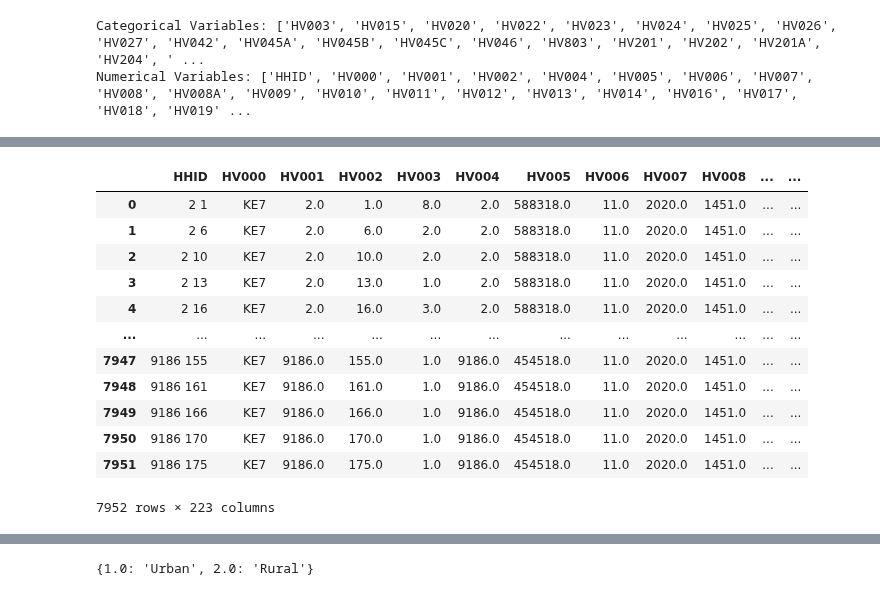
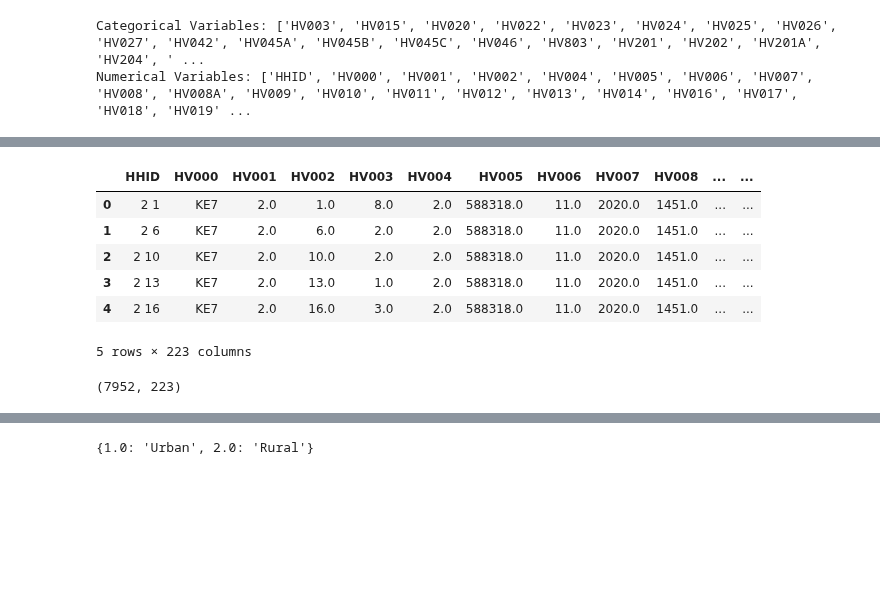
Before and after one commit to Dominic-Mu/dsc-phase-5-group-14-project, a Jupyter notebook: index.ipynb, the cells around one changed output, grey strips where cells are left out. Saved outputs shown, nothing was run; the diff lists cells and outputs as text; code cells hidden in the pictures; blank space fills up the shorter version.

```diff
--- a/index.ipynb
+++ b/index.ipynb
@@ -170,19 +176,17 @@ Numerical Variables: ['HV801', 'HV031', 'HC17_combined', 'HC63_combined', 'HV000
 # %%
-df_2
+df_2.head()
 # %% [output]
 |  | HHID | HV000 | HV001 | HV002 | HV003 | HV004 | HV005 | HV006 | HV007 | HV008 | ... | ... |
 | 0 | 2 1 | KE7 | 2.0 | 1.0 | 8.0 | 2.0 | 588318.0 | 11.0 | 2020.0 | 1451.0 | ... | ... |
 | 1 | 2 6 | KE7 | 2.0 | 6.0 | 2.0 | 2.0 | 588318.0 | 11.0 | 2020.0 | 1451.0 | ... | ... |
 | 2 | 2 10 | KE7 | 2.0 | 10.0 | 2.0 | 2.0 | 588318.0 | 11.0 | 2020.0 | 1451.0 | ... | ... |
 | 3 | 2 13 | KE7 | 2.0 | 13.0 | 1.0 | 2.0 | 588318.0 | 11.0 | 2020.0 | 1451.0 | ... | ... |
 | 4 | 2 16 | KE7 | 2.0 | 16.0 | 3.0 | 2.0 | 588318.0 | 11.0 | 2020.0 | 1451.0 | ... | ... |
-| ... | ... | ... | ... | ... | ... | ... | ... | ... | ... | ... | ... | ... |
-| 7947 | 9186 155 | KE7 | 9186.0 | 155.0 | 1.0 | 9186.0 | 454518.0 | 11.0 | 2020.0 | 1451.0 | ... | ... |
-| 7948 | 9186 161 | KE7 | 9186.0 | 161.0 | 1.0 | 9186.0 | 454518.0 | 11.0 | 2020.0 | 1451.0 | ... | ... |
-| 7949 | 9186 166 | KE7 | 9186.0 | 166.0 | 1.0 | 9186.0 | 454518.0 | 11.0 | 2020.0 | 1451.0 | ... | ... |
-| 7950 | 9186 170 | KE7 | 9186.0 | 170.0 | 1.0 | 9186.0 | 454518.0 | 11.0 | 2020.0 | 1451.0 | ... | ... |
-| 7951 | 9186 175 | KE7 | 9186.0 | 175.0 | 1.0 | 9186.0 | 454518.0 | 11.0 | 2020.0 | 1451.0 | ... | ... |
-7952 rows × 223 columns
+5 rows × 223 columns
+# %%
+df_2.shape
+# %% [output]
+(7952, 223)
 # %%
 # Replacing empty(missing values) with NaN
 df_2.replace(' ',np.nan, inplace=True)
```
Also changed, not shown: parts of 31 cells of this notebook, 7 other files.
